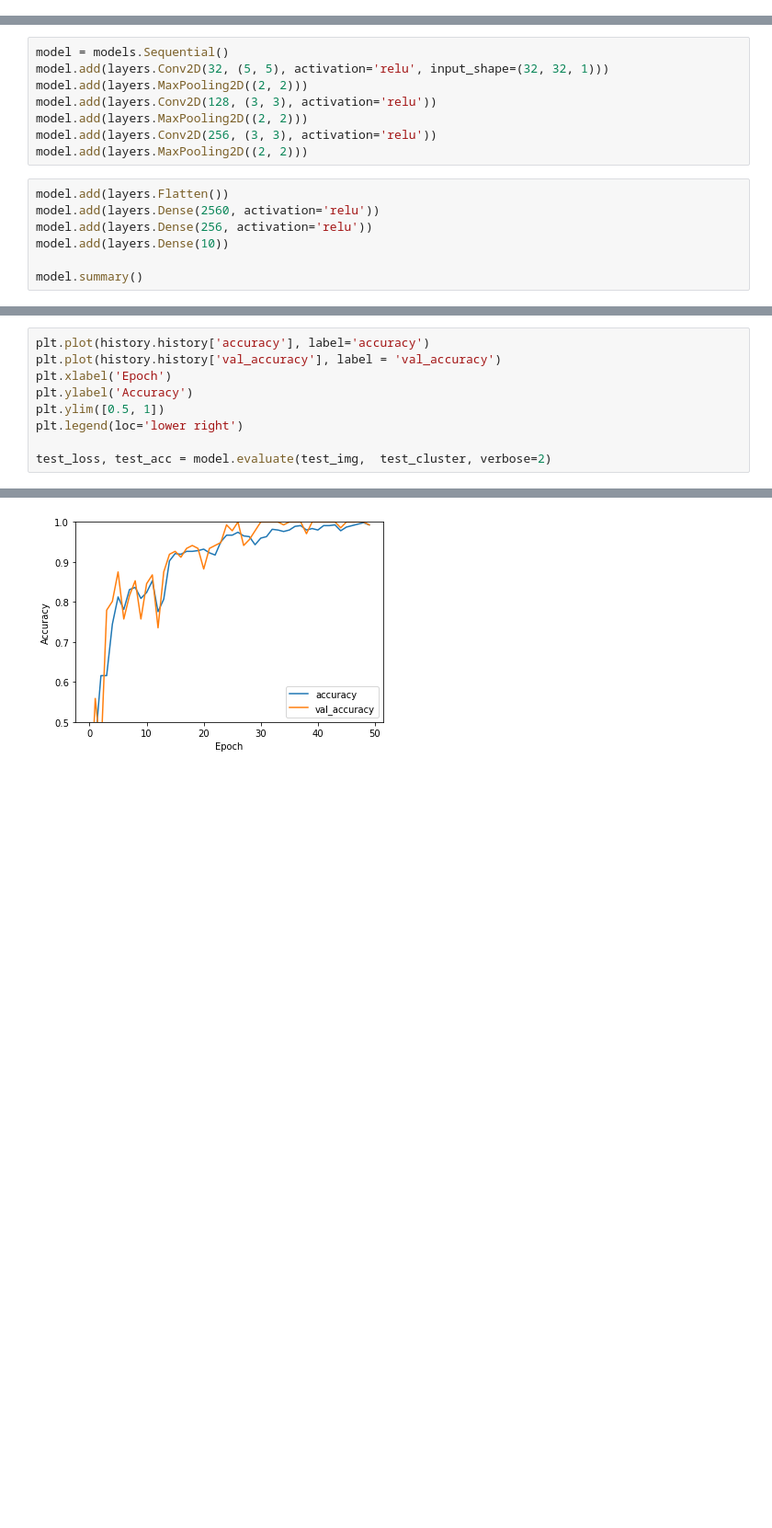
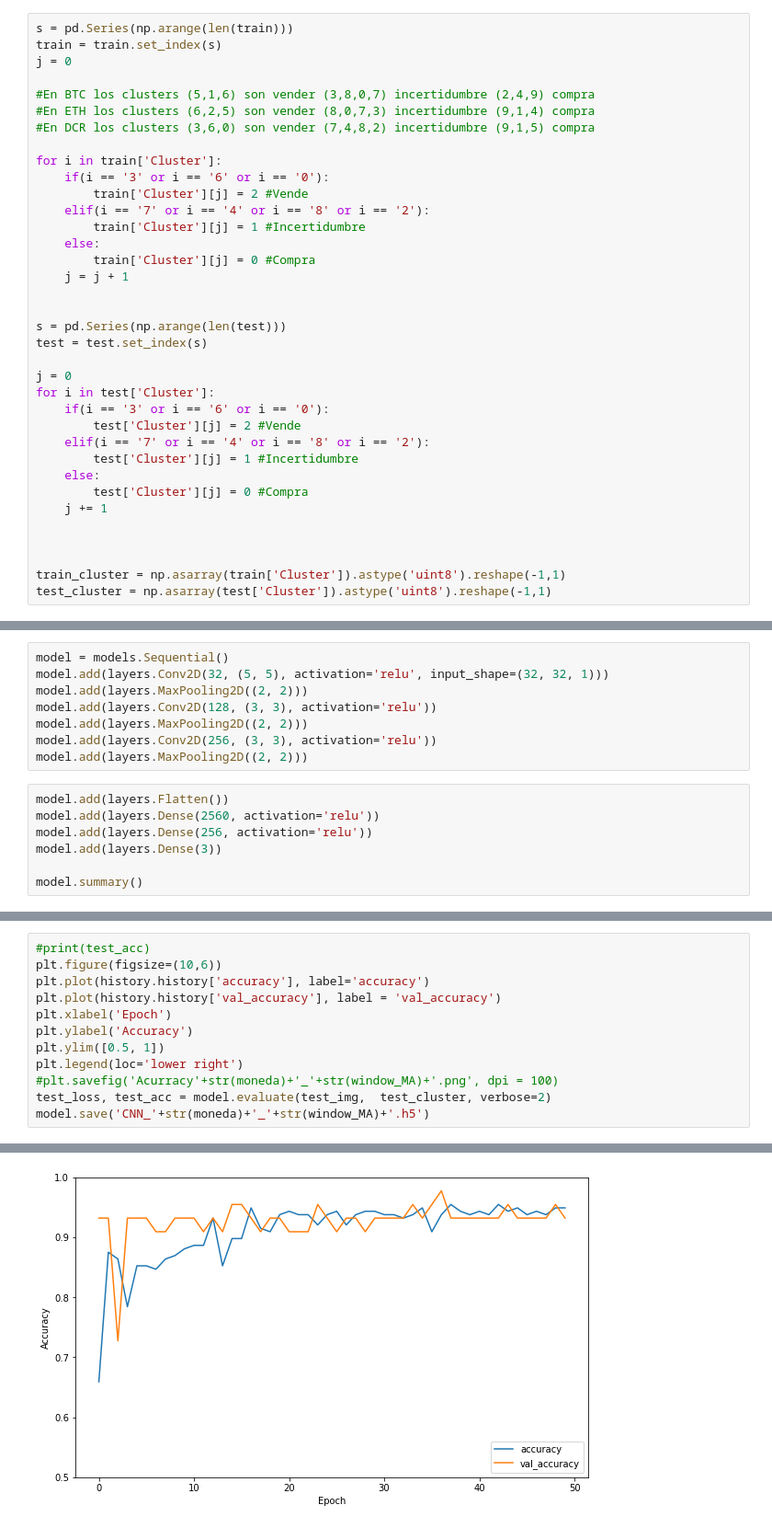
Before and after one commit to Carlos-Carballo/Bitmoney, a Jupyter notebook: CNN.ipynb, the cells around one changed output, grey strips where cells are left out. Shown at 92% size. Saved outputs shown, nothing was run; the diff lists cells and outputs as text; blank space fills up the shorter version.

```diff
--- a/CNN.ipynb
+++ b/CNN.ipynb
@@ -49,3 +47,39 @@ test_cluster = np.asarray(test['Cluster']).astype('uint8')
+# %%
+s = pd.Series(np.arange(len(train)))
+train = train.set_index(s)
+j = 0
+
+#En BTC los clusters (5,1,6) son vender (3,8,0,7) incertidumbre (2,4,9) compra
+#En ETH los clusters (6,2,5) son vender (8,0,7,3) incertidumbre (9,1,4) compra
+#En DCR los clusters (3,6,0) son vender (7,4,8,2) incertidumbre (9,1,5) compra
+
+for i in train['Cluster']:
+    if(i == '3' or i == '6' or i == '0'):
+        train['Cluster'][j] = 2 #Vende
+    elif(i == '7' or i == '4' or i == '8' or i == '2'):
+        train['Cluster'][j] = 1 #Incertidumbre
+    else:
+        train['Cluster'][j] = 0 #Compra
+    j = j + 1
+
+
+s = pd.Series(np.arange(len(test)))
+test = test.set_index(s)
+
+j = 0
+for i in test['Cluster']:
+    if(i == '3' or i == '6' or i == '0'):
+        test['Cluster'][j] = 2 #Vende
+    elif(i == '7' or i == '4' or i == '8' or i == '2'):
+        test['Cluster'][j] = 1 #Incertidumbre
+    else:
+        test['Cluster'][j] = 0 #Compra
+    j += 1
+
+
+
+train_cluster = np.asarray(train['Cluster']).astype('uint8').reshape(-1,1)
+test_cluster = np.asarray(test['Cluster']).astype('uint8').reshape(-1,1)
 # %%
 class_names = ['Cluster 0', 'Cluster 1', 'Cluster 2','Cluster 3','Cluster 4','Cluster 5','Cluster 6','Cluster 7','Cluster 8','Cluster 9']
 #class_names = ['Cluster 0', 'Cluster 1', 'Cluster 2']
@@ -75,7 +109,7 @@ model.add(layers.MaxPooling2D((2, 2)))
 model.add(layers.Flatten())
 model.add(layers.Dense(2560, activation='relu'))
 model.add(layers.Dense(256, activation='relu'))
-model.add(layers.Dense(10))
+model.add(layers.Dense(3))
 
 model.summary()
 # %% [output]
@@ -124,10 +158,13 @@ Epoch 50/50
 # %%
+#print(test_acc)
+plt.figure(figsize=(10,6))
 plt.plot(history.history['accuracy'], label='accuracy')
 plt.plot(history.history['val_accuracy'], label = 'val_accuracy')
 plt.xlabel('Epoch')
 plt.ylabel('Accuracy')
 plt.ylim([0.5, 1])
 plt.legend(loc='lower right')
-
+#plt.savefig('Acurracy'+str(moneda)+'_'+str(window_MA)+'.png', dpi = 100)
 test_loss, test_acc = model.evaluate(test_img,  test_cluster, verbose=2)
+model.save('CNN_'+str(moneda)+'_'+str(window_MA)+'.h5')
 # %% [output]
@@ -135 +172 @@ test_loss, test_acc = model.evaluate(test_img,  test_cluster, verbose=2)
-[figure, old version]
+[figure, new version]
```
Also changed, not shown: parts of 7 cells of this notebook.
